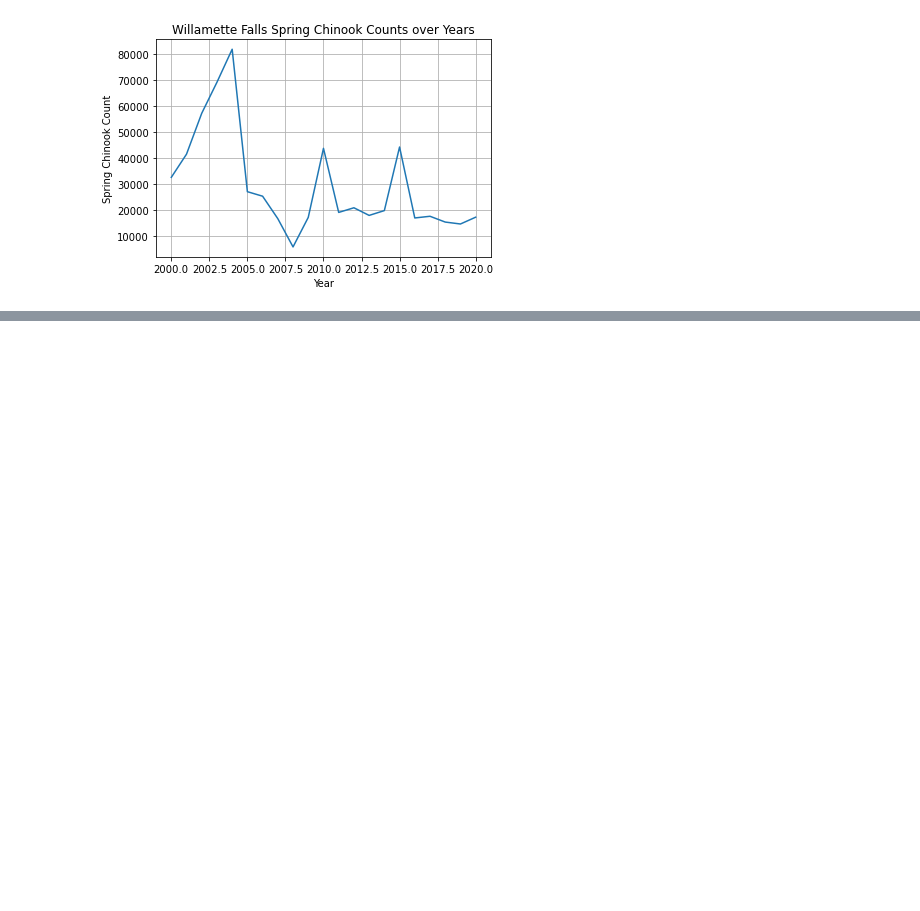
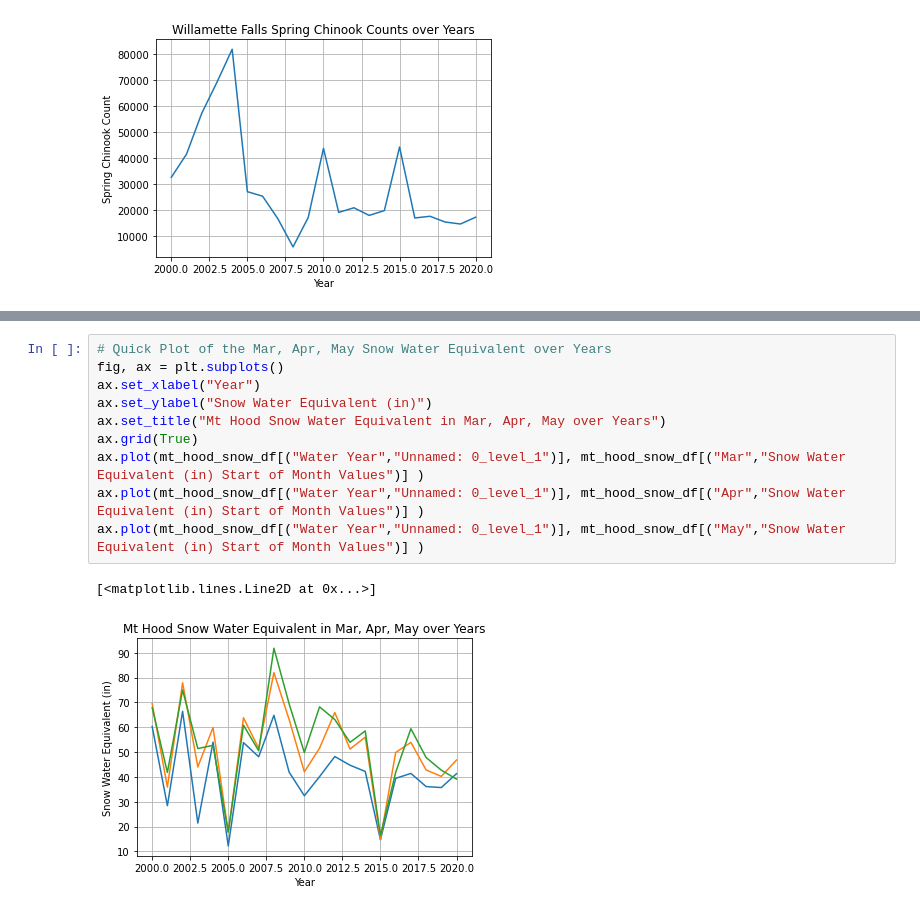
Before and after one commit to jayhjman/bootcamp-project1, a Jupyter notebook: Chinook-Salmon.ipynb, the cells around one changed output, grey strips where cells are left out. Drawn from its saved outputs; the diff is of its cells as text; blank space fills up the shorter version.

```diff
--- a/Chinook-Salmon.ipynb
+++ b/Chinook-Salmon.ipynb
@@ -131,0 +201,13 @@ ax.plot(willamette_salmon_df["Year"], willamette_salmon_df["Chinook"] )
+# %%
+# Quick Plot of the Mar, Apr, May Snow Water Equivalent over Years
+fig, ax = plt.subplots()
+ax.set_xlabel("Year")
+ax.set_ylabel("Snow Water Equivalent (in)")
+ax.set_title("Mt Hood Snow Water Equivalent in Mar, Apr, May over Years")
+ax.grid(True)
+ax.plot(mt_hood_snow_df[("Water Year","Unnamed: 0_level_1")], mt_hood_snow_df[("Mar","Snow Water Equivalent (in) Start of Month Values")] )
+ax.plot(mt_hood_snow_df[("Water Year","Unnamed: 0_level_1")], mt_hood_snow_df[("Apr","Snow Water Equivalent (in) Start of Month Values")] )
+ax.plot(mt_hood_snow_df[("Water Year","Unnamed: 0_level_1")], mt_hood_snow_df[("May","Snow Water Equivalent (in) Start of Month Values")] )
+# %% [output]
+[<matplotlib.lines.Line2D at 0x...>]
+[figure, added]
```
Also changed, not shown: parts of 5 cells of this notebook, 1 other file.
